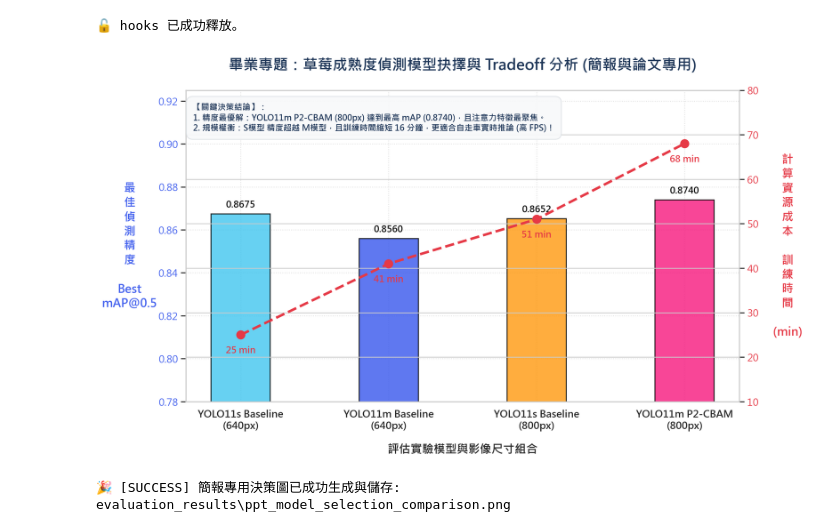
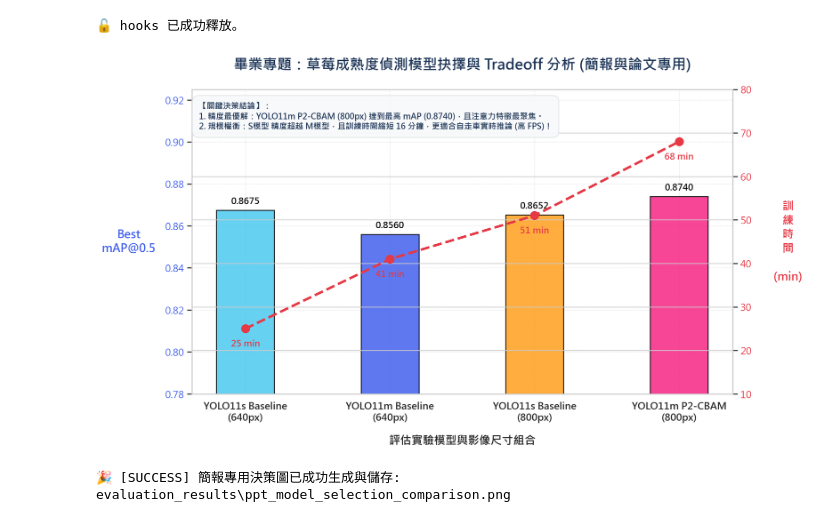
Before and after one commit to moemuom9488m/Strawberry-Maturity-YOLO-Graduation-Project, a Jupyter notebook: 模型評估與特徵視覺化.ipynb, the cells around one changed output. Drawn from its saved outputs; the diff is of its cells as text; code cells hidden in the pictures.

Commit message:
style: update comparison chart and notebook with execution output

```diff
--- a/模型評估與特徵視覺化.ipynb
+++ b/模型評估與特徵視覺化.ipynb
@@ -677,37 +677,37 @@ ax2 = ax1.twinx()
 line_color = '#E63946'
 line = ax2.plot(x, train_time_min, color=line_color, marker='o', markersize=10,
                  linewidth=3, linestyle='--', label='訓練耗時 (分鐘)', zorder=4)
-ax2.set_ylabel('計\n算\n資\n源\n成\n本\n\n訓\n練\n時\n間\n\n(min)', fontsize=14, color=line_color, fontweight='bold', labelpad=45, rotation=0, va='center', ha='center')
+ax2.set_ylabel('訓\n練\n時\n間\n\n(min)', fontsize=14, color=line_color, fontweight='bold', labelpad=45, rotation=0, va='center', ha='center')
 ax2.tick_params(axis='y', labelcolor=line_color, labelsize=12)
 ax2.set_ylim(10, 80)
 
 # 在折線圖點上方標註時間數值
 for i, txt in enumerate(train_time_min):
     ax2.annotate(f'{txt:.0f} min', (x[i], train_time_min[i]),
                 xytext=(0, -22), textcoords='offset points',
                 ha='center', fontsize=11, fontweight='bold', color=line_color)
 
 # 5. 圖表美化設計 (無邊框、精緻格線)
 plt.title('畢業專題：草莓成熟度偵測模型抉擇與 Tradeoff 分析 (簡報與論文專用)',
           fontsize=18, fontweight='bold', pad=25, color='#1D3557')
 ax1.grid(True, linestyle=':', alpha=0.6, zorder=0)
 
 # 6. 加上決策結論浮水標籤 (加強 PPT 說服力，往上移動避免遮擋)
 decision_text = (
     '【關鍵決策結論】：\n'
     '1. 精度最優解：YOLO11m P2-CBAM (800px) 達到最高 mAP (0.8740)，且注意力特徵最聚焦。\n'
     '2. 規模權衡：S模型 精度超越 M模型，且訓練時間縮短 16 分鐘，更適合自走車實時推論 (高 FPS)！'
 )
 fig.text(0.135, 0.78, decision_text, fontsize=10, color='#1D3557', fontweight='bold',
          bbox=dict(facecolor='#F8F9FA', alpha=0.95, boxstyle='round,pad=0.8', edgecolor='#DEE2E6'))
 
 # 7. 儲存圖片
 output_dir = 'evaluation_results'
 os.makedirs(output_dir, exist_ok=True)
 img_path = os.path.join(output_dir, 'ppt_model_selection_comparison.png')
 plt.savefig(img_path, dpi=300, bbox_inches='tight')
 plt.show()
 print(f'🎉 [SUCCESS] 簡報專用決策圖已成功生成與儲存: {img_path}')
 # %% [output]
-[figure, old version]
+[figure, new version]
 🎉 [SUCCESS] 簡報專用決策圖已成功生成與儲存: evaluation_results\ppt_model_selection_comparison.png
```
Also changed, not shown: 1 other file.
